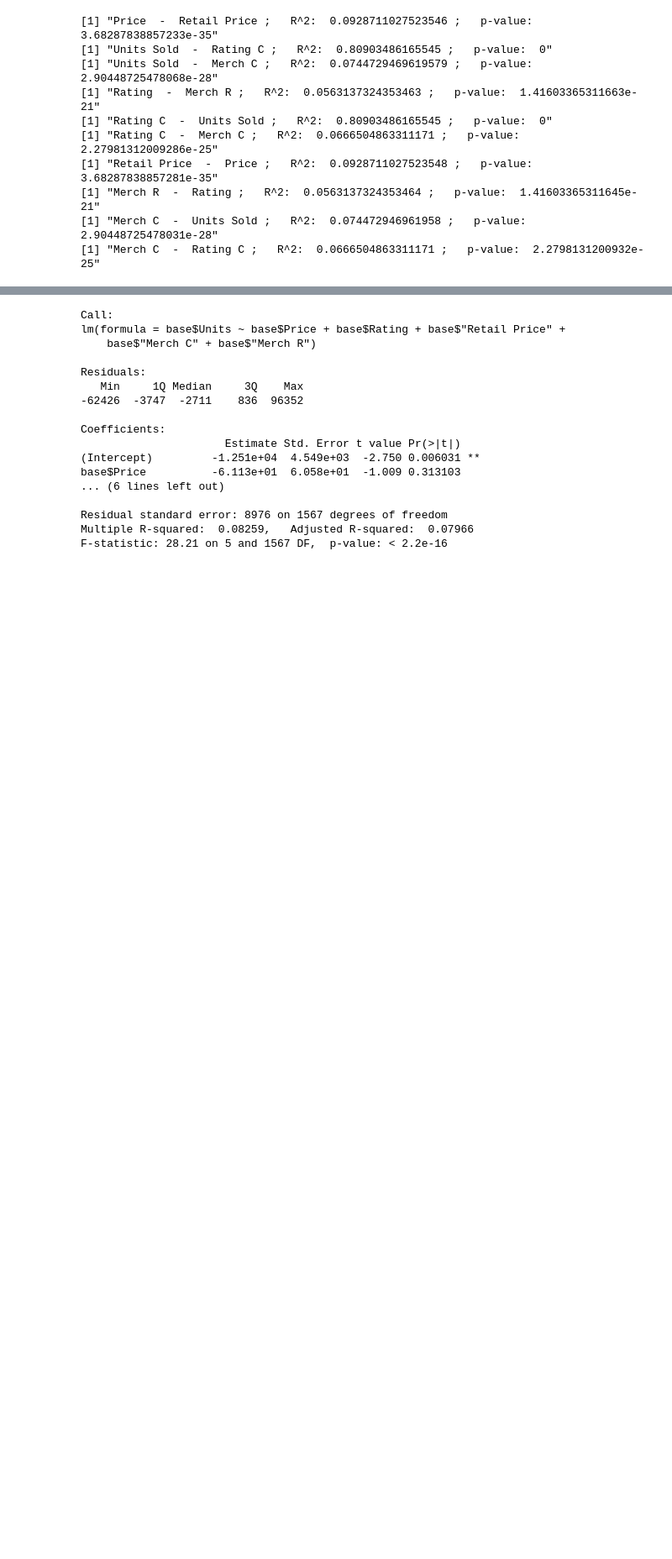
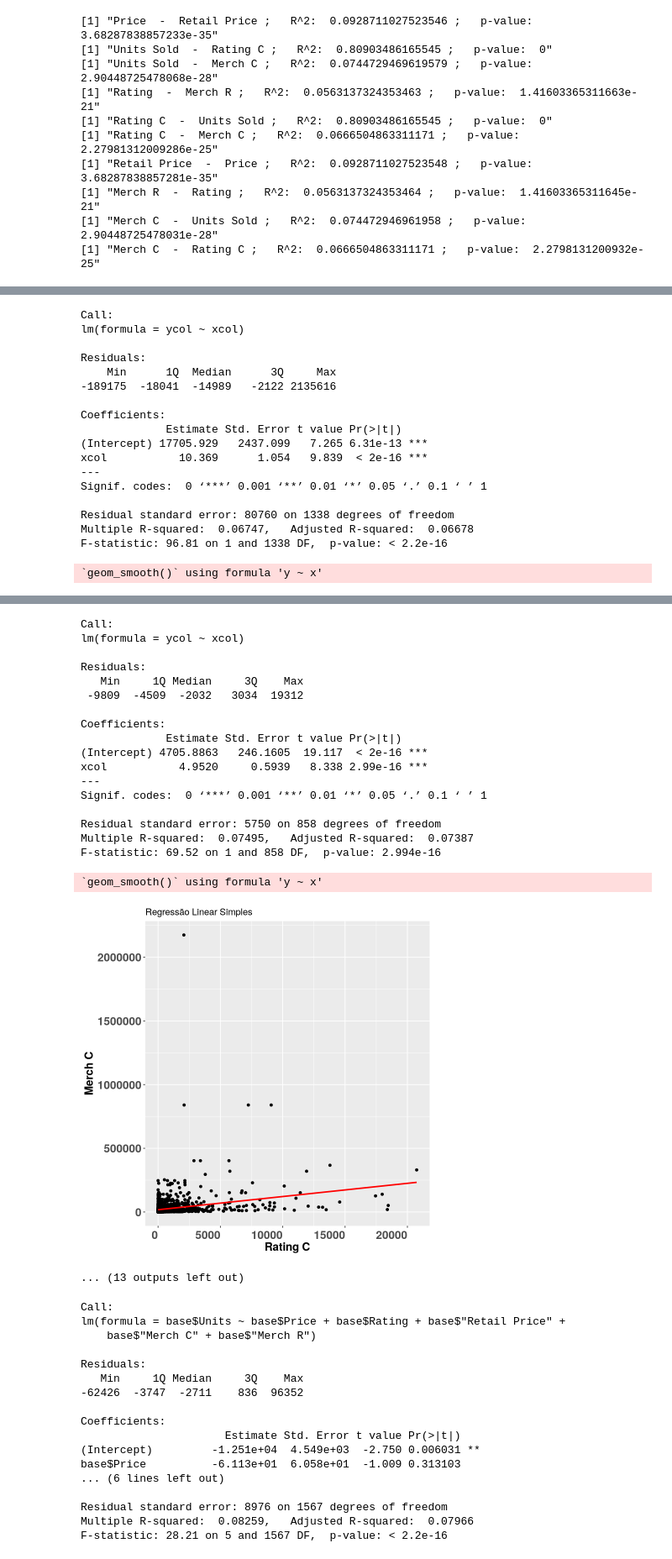
Before and after one commit to AspiranteAudaz/MetodosQuantiativos, a Jupyter notebook: Regressão/Regressao.ipynb, the cells around one changed output, grey strips where cells are left out. Shown at 84% size. Cells and saved outputs as stored; diff of their text form; code cells hidden in the pictures; blank space fills up the shorter version.

```diff
--- a/Regressão/Regressao.ipynb
+++ b/Regressão/Regressao.ipynb
@@ -164,26 +164,31 @@ lmGraph(sub_base, sub_base[[xc]], sub_base[[yc]], xcol_name=xc, ycol_name=yc)
 
 xc = "Rating C"; yc = "Merch C";
 # Normal
-lmGraph(base, base[[xc]], base[[yc]], xcol_name=xc, ycol_name=yc)
+sub_base = distinct(select(base, xc, yc))
+lmGraph(sub_base, sub_base[[xc]], sub_base[[yc]], xcol_name=xc, ycol_name=yc)
 # Sem outlier
-sub_base = limpaOutlier(base, xc)
+sub_base = distinct(select(base, xc, yc))
+sub_base = limpaOutlier(sub_base, xc)
 sub_base = limpaOutlier(sub_base, yc)
 lmGraph(sub_base, sub_base[[xc]], sub_base[[yc]], xcol_name=xc, ycol_name=yc)
 
 xc = "Units Sold"; yc = "Merch C";
 # Normal
-lmGraph(base, base[[xc]], base[[yc]], xcol_name=xc, ycol_name=yc)
-# Sem outlierb
-sub_base = limpaOutlier(base, xc)
+sub_base = distinct(select(base, xc, yc))
+lmGraph(sub_base, sub_base[[xc]], sub_base[[yc]], xcol_name=xc, ycol_name=yc)
+# Sem outlier
+sub_base = distinct(select(base, xc, yc))
+sub_base = limpaOutlier(sub_base, xc)
 sub_base = limpaOutlier(sub_base, yc)
 lmGraph(sub_base, sub_base[[xc]], sub_base[[yc]], xcol_name=xc, ycol_name=yc)
 
 ##Analise do Units sold
-xc = "Rating C"; yc = "Units Sold";
 # Normal
-lmGraph(base, base[[xc]], base[[yc]], xcol_name=xc, ycol_name=yc)
+sub_base = distinct(select(base, xc, yc))
+lmGraph(sub_base, sub_base[[xc]], sub_base[[yc]], xcol_name=xc, ycol_name=yc)
 # Sem outlier
-sub_base = limpaOutlier(base, xc)
+sub_base = distinct(select(base, xc, yc))
+sub_base = limpaOutlier(sub_base, xc)
 sub_base = limpaOutlier(sub_base, yc)
 lmGraph(sub_base, sub_base[[xc]], sub_base[[yc]], xcol_name=xc, ycol_name=yc)
 # %% [output]
@@ -227,4 +241,42 @@ F-statistic: 136.7 on 1 and 721 DF,  p-value: < 2.2e-16
+Call:
+lm(formula = ycol ~ xcol)
+
+Residuals:
+    Min      1Q  Median      3Q     Max
+-189175  -18041  -14989   -2122 2135616
+
+Coefficients:
+             Estimate Std. Error t value Pr(>|t|)
+(Intercept) 17705.929   2437.099   7.265 6.31e-13 ***
+xcol           10.369      1.054   9.839  < 2e-16 ***
+---
+Signif. codes:  0 ‘***’ 0.001 ‘**’ 0.01 ‘*’ 0.05 ‘.’ 0.1 ‘ ’ 1
+
+Residual standard error: 80760 on 1338 degrees of freedom
+Multiple R-squared:  0.06747,   Adjusted R-squared:  0.06678
+F-statistic: 96.81 on 1 and 1338 DF,  p-value: < 2.2e-16
+`geom_smooth()` using formula 'y ~ x'
 [figure]
+Call:
+lm(formula = ycol ~ xcol)
+
+Residuals:
+   Min     1Q Median     3Q    Max
+ -9809  -4509  -2032   3034  19312
+
+Coefficients:
+             Estimate Std. Error t value Pr(>|t|)
+(Intercept) 4705.8863   246.1605  19.117  < 2e-16 ***
+xcol           4.9520     0.5939   8.338 2.99e-16 ***
+---
+Signif. codes:  0 ‘***’ 0.001 ‘**’ 0.01 ‘*’ 0.05 ‘.’ 0.1 ‘ ’ 1
+
+Residual standard error: 5750 on 858 degrees of freedom
+Multiple R-squared:  0.07495,   Adjusted R-squared:  0.07387
+F-statistic: 69.52 on 1 and 858 DF,  p-value: 2.994e-16
+`geom_smooth()` using formula 'y ~ x'
+[figure, added]
+... (13 outputs left out)
 # %%
 fit<-lm(base$"Units" ~ base$"Price" + base$"Rating" + base$"Retail Price" + base$"Merch C" + base$"Merch R")
 summary(fit)
```
Also changed, not shown: parts of 1 cell of this notebook, 5 other files.
